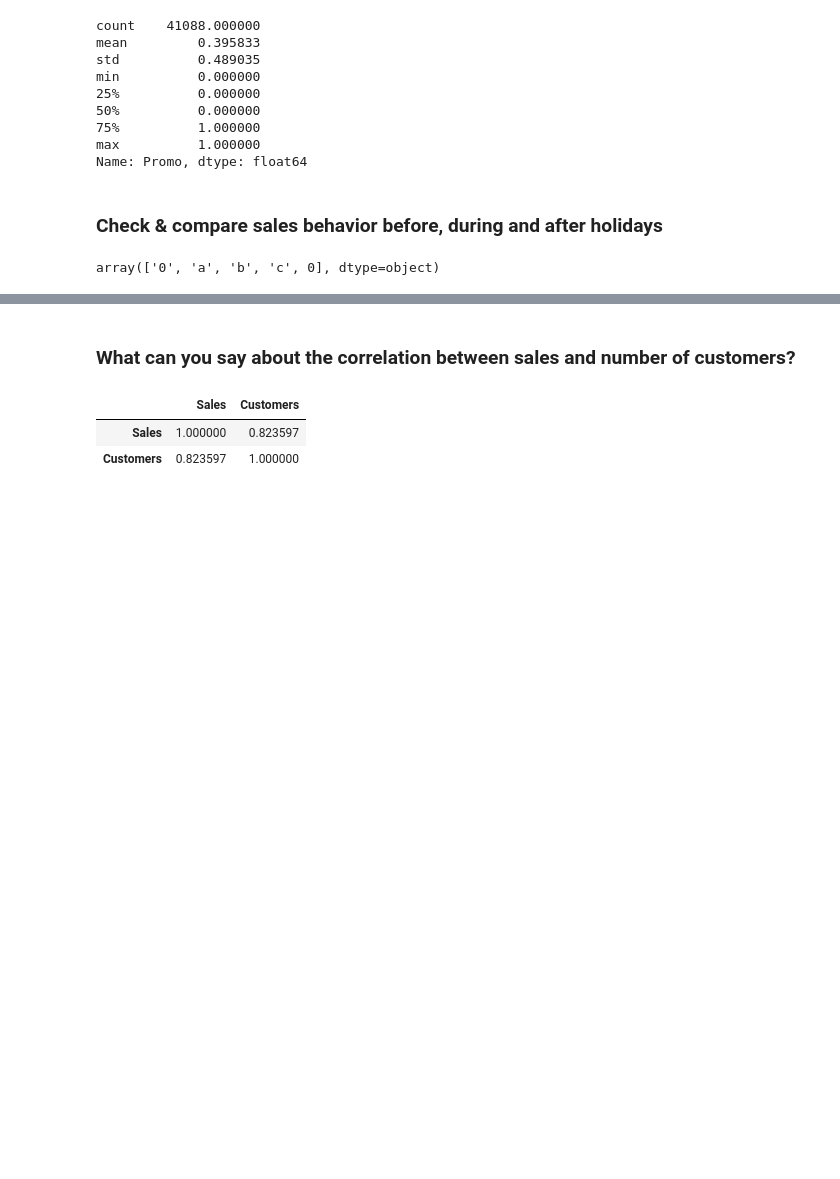
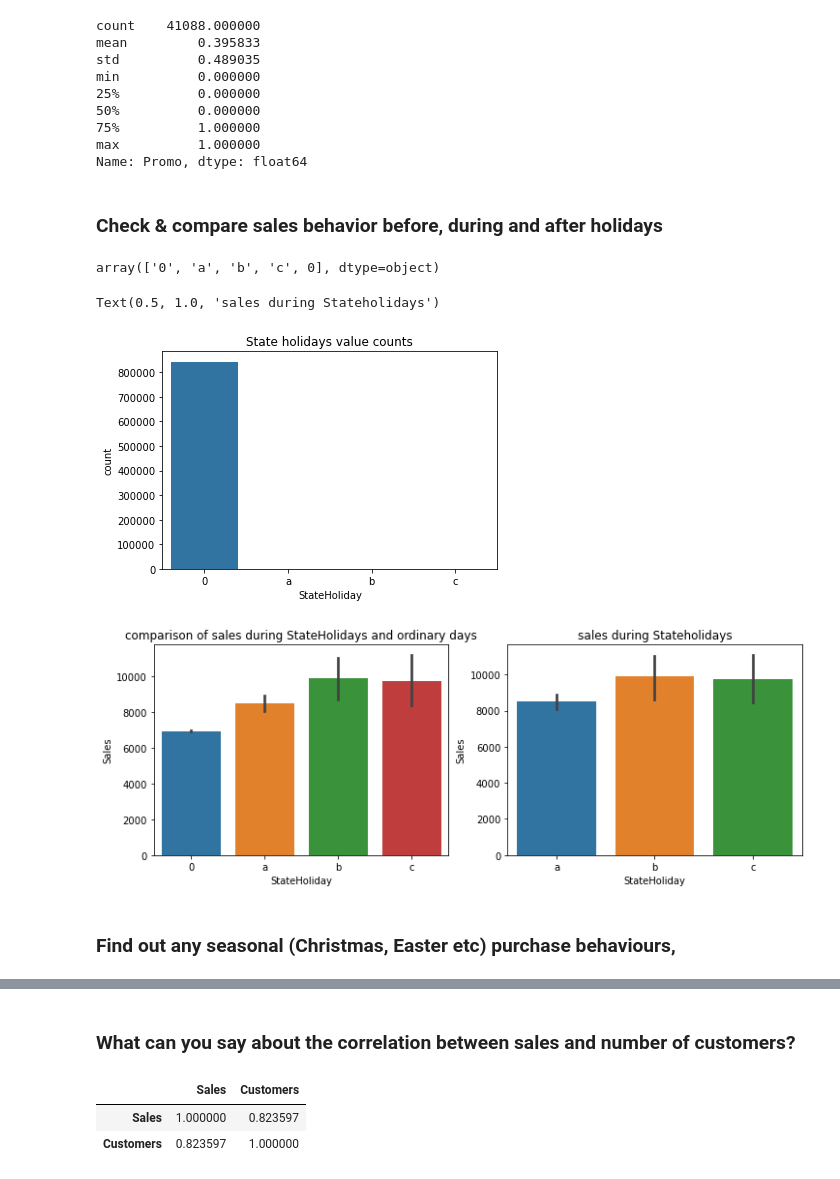
Before and after one commit to eyerus21/Rossmann-Store-Sales-Prediction, a Jupyter notebook: Notebooks/Rossmann_store_sales.ipynb, the cells around one changed output, grey strips where cells are left out. Drawn from its saved outputs; the diff is of its cells as text; code cells hidden in the pictures; blank space fills up the shorter version.

```diff
--- a/Notebooks/Rossmann_store_sales.ipynb
+++ b/Notebooks/Rossmann_store_sales.ipynb
@@ -266,4 +266,25 @@ Name: Promo, dtype: float64
 df_train.StateHoliday.unique()
 # %% [output]
 array(['0', 'a', 'b', 'c', 0], dtype=object)
+# %%
+# state holiday + Sales + Customers
+
+# merge '0' and 0
+df_train["StateHoliday"].loc[df_train["StateHoliday"] == 0] = "0"
+sns.countplot(x='StateHoliday', data=df_train).set_title('State holidays value counts')
+
+
+# holidays + no_holidays
+fig, (axis1,axis2) = plt.subplots(1,2,figsize=(12,4))
+
+sns.barplot(x='StateHoliday', y='Sales', data=df_train, ax=axis1).set_title('comparison of sales during StateHolidays and ordinary days')
+# holidays only
+mask = (df_train["StateHoliday"] != "0") & (df_train["Sales"] > 0)
+sns.barplot(x='StateHoliday', y='Sales', data=df_train[mask], ax=axis2).set_title('sales during Stateholidays')
+# %% [output]
+Text(0.5, 1.0, 'sales during Stateholidays')
+[figure, added]
+[figure, added]
+# %% [markdown]
+### Find out any seasonal (Christmas, Easter etc) purchase behaviours,
 # %%
```
Also changed, not shown: parts of 30 cells of this notebook.
